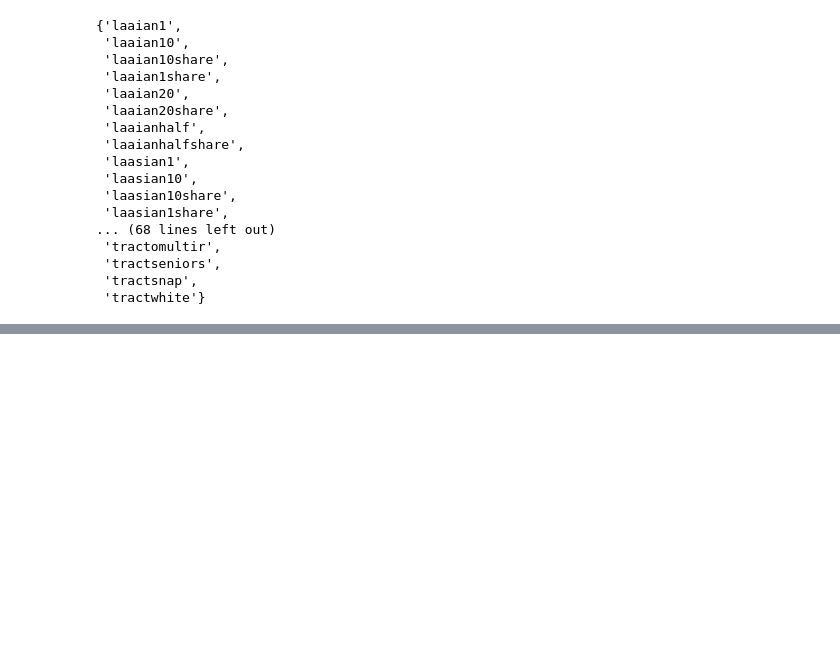
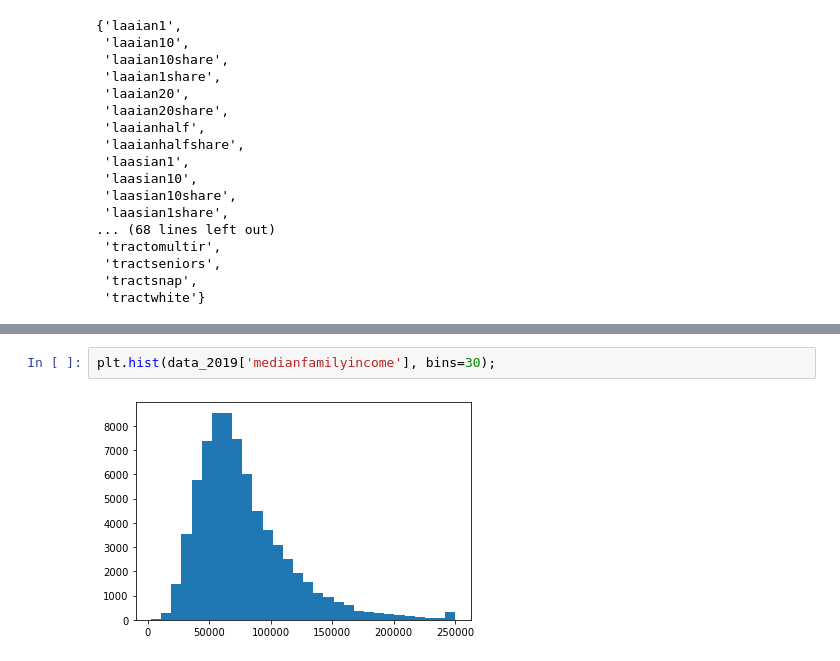
Before and after one commit to derryzrli/food-insecurity-analysis, a Jupyter notebook: starter-code_k.ipynb, the cells around one changed output, grey strips where cells are left out. Drawn from its saved outputs; the diff is of its cells as text; blank space fills up the shorter version.

```diff
--- a/starter-code_k.ipynb
+++ b/starter-code_k.ipynb
@@ -118,0 +143,4 @@ plt.plot(data_2019['pop2010'])
+# %%
+plt.hist(data_2019['medianfamilyincome'], bins=30);
+# %% [output]
+[figure, added]
```
Also changed, not shown: parts of 6 cells of this notebook.
